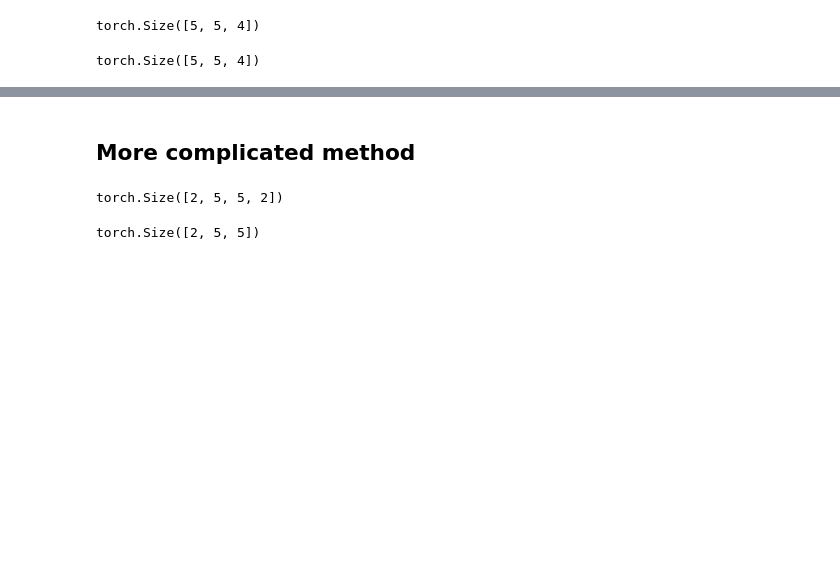
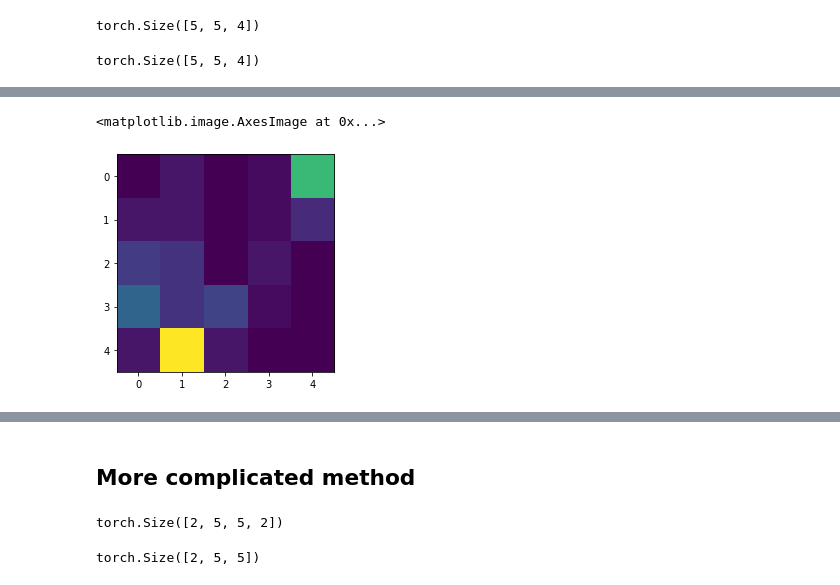
Before and after one commit to prob-ml/bliss, a Jupyter notebook: case_studies/overlap/overlap.ipynb, the cells around one changed output, grey strips where cells are left out. Cells and saved outputs as stored; diff of their text form; code cells hidden in the pictures; blank space fills up the shorter version.

```diff
--- a/case_studies/overlap/overlap.ipynb
+++ b/case_studies/overlap/overlap.ipynb
@@ -583,0 +672,5 @@ tensor([[5.1999e-03, 1.2333e-03, 8.5199e-03, 5.1510e-03, 7.4083e-02],
+# %%
+plt.imshow(xx[:,:, 2].cpu())
+# %% [output]
+<matplotlib.image.AxesImage at 0x...>
+[figure, added]
```
Also changed, not shown: parts of 44 cells of this notebook, 1 other file.
